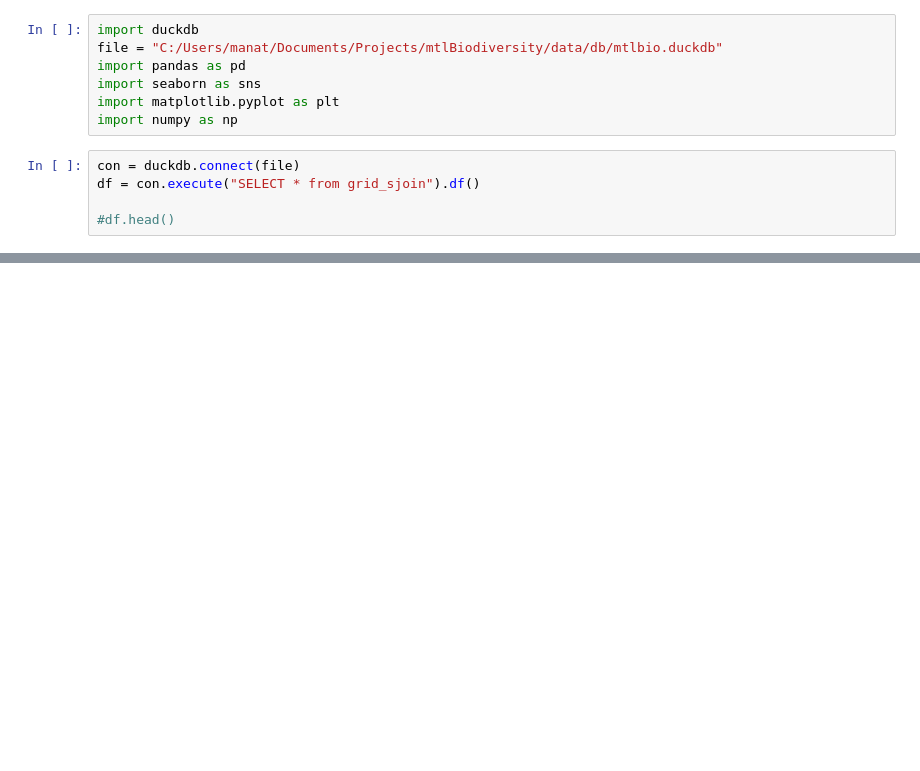
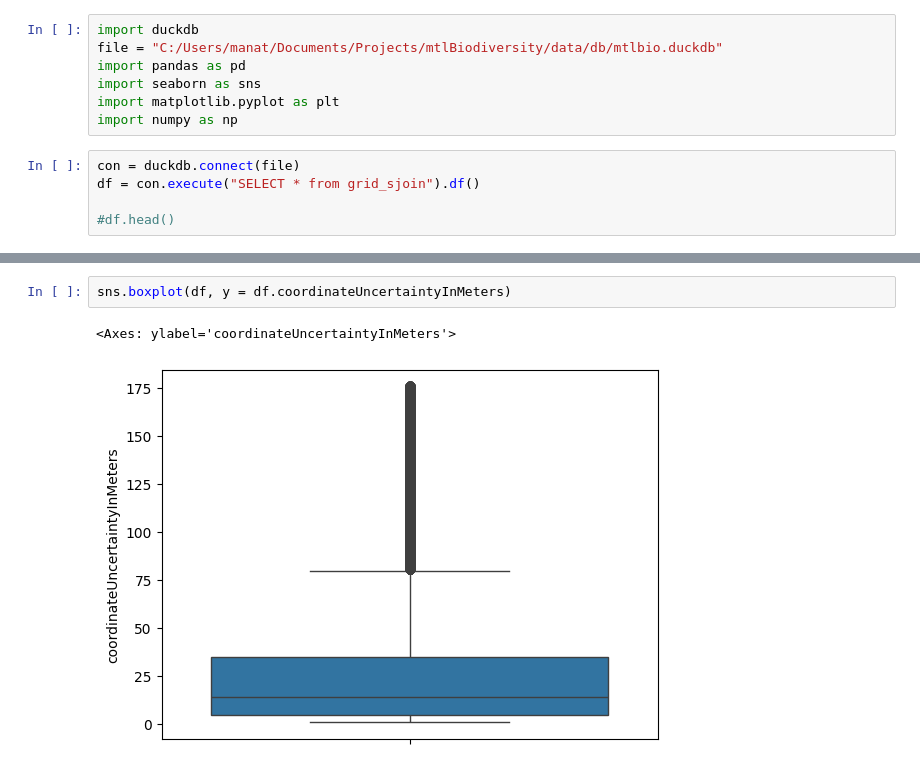
Before and after one commit to etiennegodin/mtlBiodiversity, a Jupyter notebook: notebooks/coordinatesIssueCheck.ipynb, the cells around one changed output, grey strips where cells are left out. Saved outputs shown, nothing was run; the diff lists cells and outputs as text; blank space fills up the shorter version.

```diff
--- a/notebooks/coordinatesIssueCheck.ipynb
+++ b/notebooks/coordinatesIssueCheck.ipynb
@@ -56,2 +82,7 @@ df_d.groupby('orgs').describe()
+# %%
+sns.boxplot(df, y = df.coordinateUncertaintyInMeters)
+# %% [output]
+<Axes: ylabel='coordinateUncertaintyInMeters'>
+[figure, added]
 # %%
 sns.boxplot(df, x = df.orgs,y = df.coordinateUncertaintyInMeters)
```
Also changed, not shown: parts of 11 cells of this notebook, 7 other files.
